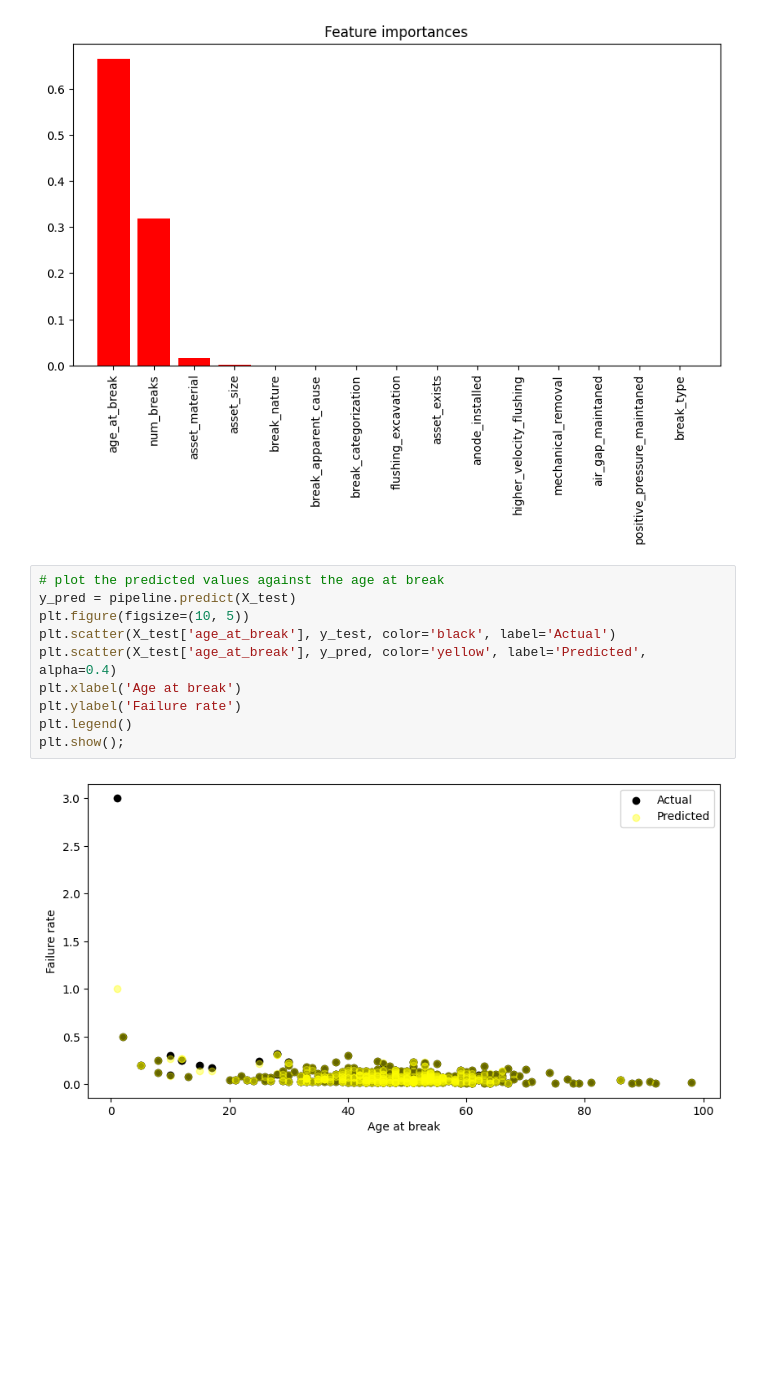
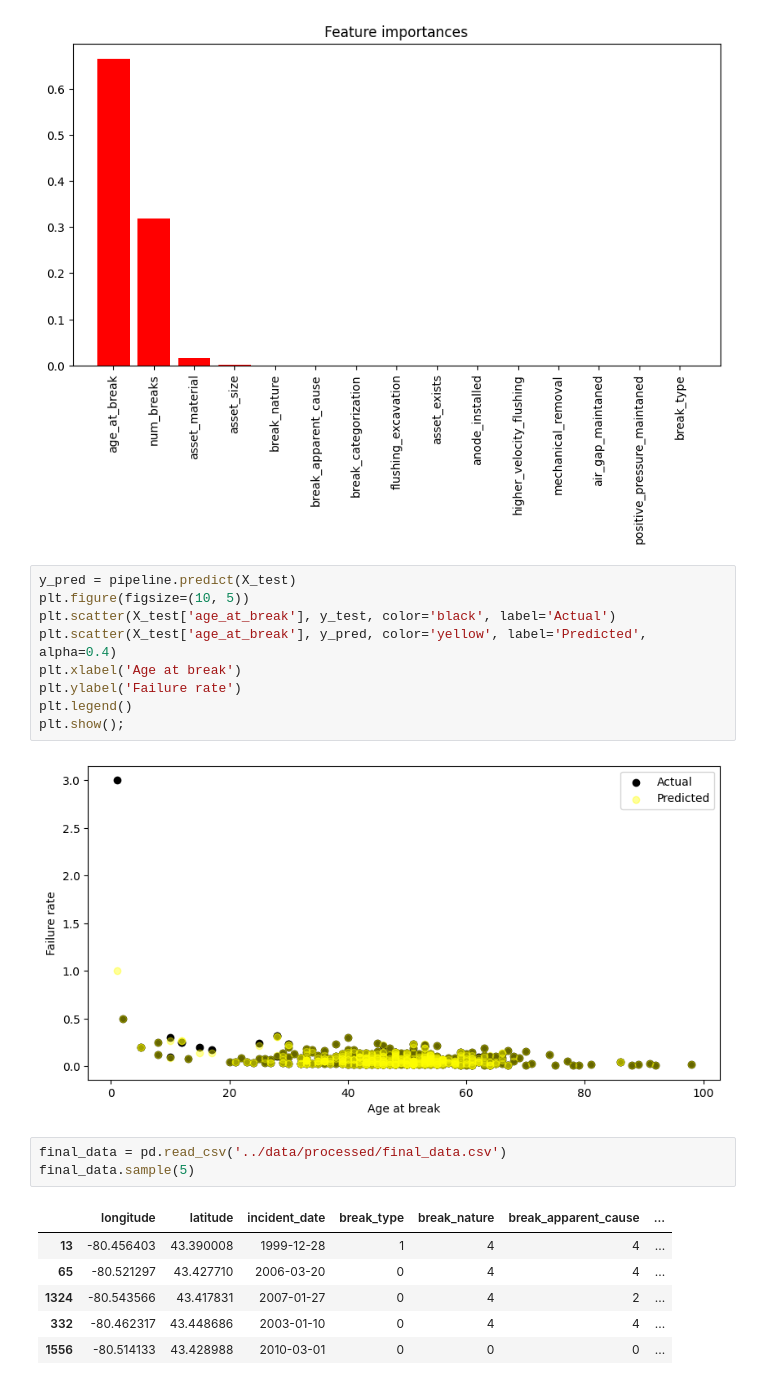
Before and after one commit to js3lliott/water-main-break-prediction-KW, a Jupyter notebook: nbs/04_baseline_model.ipynb, the cells around one changed output. Drawn from its saved outputs; the diff is of its cells as text; blank space fills up the shorter version.

```diff
--- a/nbs/04_baseline_model.ipynb
+++ b/nbs/04_baseline_model.ipynb
@@ -107,7 +107,6 @@ plt.show();
 # %% [output]
 [figure]
 # %%
-# plot the predicted values against the age at break
 y_pred = pipeline.predict(X_test)
 plt.figure(figsize=(10, 5))
 plt.scatter(X_test['age_at_break'], y_test, color='black', label='Actual')
@@ -118,3 +117,13 @@ plt.legend()
 plt.show();
 # %% [output]
 [figure]
+# %%
+final_data = pd.read_csv('../data/processed/final_data.csv')
+final_data.sample(5)
+# %% [output]
+|  | longitude | latitude | incident_date | break_type | break_nature | break_apparent_cause | ... |
+| 13 | -80.456403 | 43.390008 | 1999-12-28 | 1 | 4 | 4 | ... |
+| 65 | -80.521297 | 43.427710 | 2006-03-20 | 0 | 4 | 4 | ... |
+| 1324 | -80.543566 | 43.417831 | 2007-01-27 | 0 | 4 | 2 | ... |
+| 332 | -80.462317 | 43.448686 | 2003-01-10 | 0 | 4 | 4 | ... |
+| 1556 | -80.514133 | 43.428988 | 2010-03-01 | 0 | 0 | 0 | ... |
```
Also changed, not shown: parts of 7 cells of this notebook.
